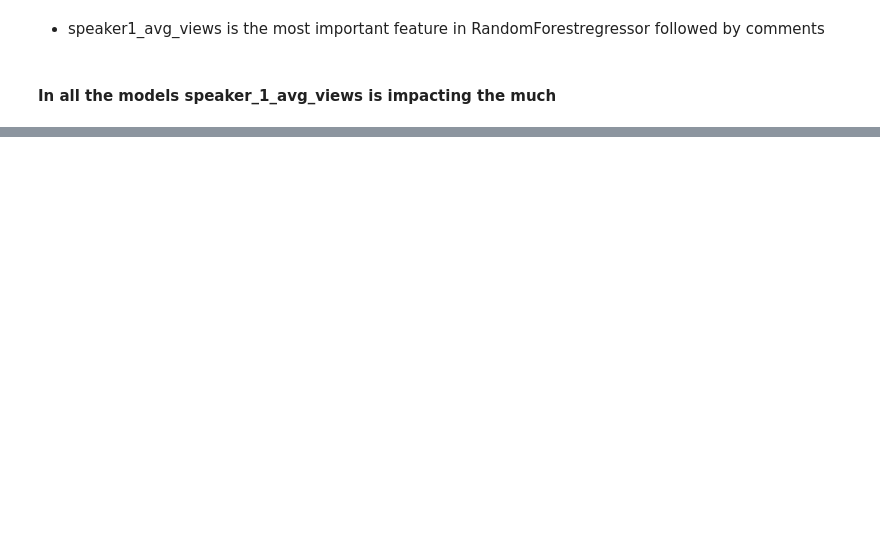
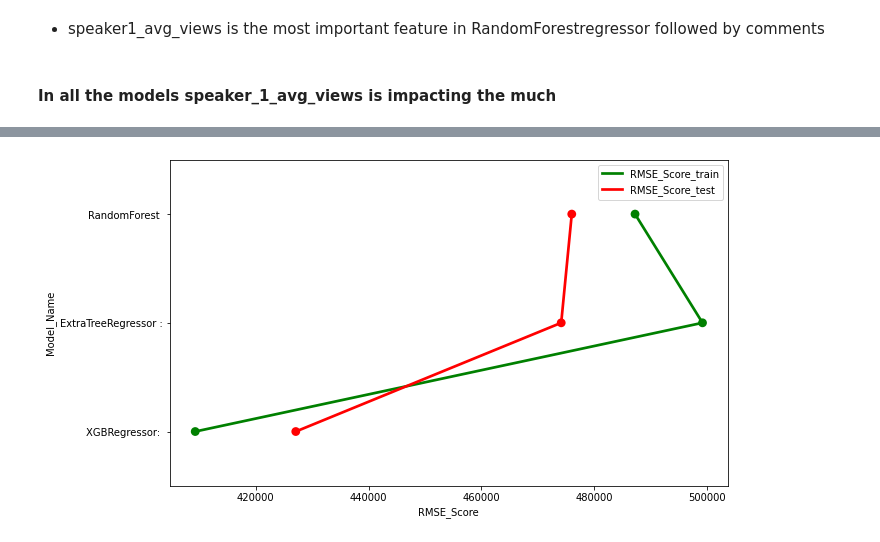
Before and after one commit to Rajesh1505/Ted_Talk_Views_Prediction-Capstone_Project_2, a Jupyter notebook: Ted_Talk_Views_Prediction_Rajesh_Kumar_Patel.ipynb, the cells around one changed output, grey strips where cells are left out. Saved outputs shown, nothing was run; the diff lists cells and outputs as text; code cells hidden in the pictures; blank space fills up the shorter version.

```diff
--- a/Ted_Talk_Views_Prediction_Rajesh_Kumar_Patel.ipynb
+++ b/Ted_Talk_Views_Prediction_Rajesh_Kumar_Patel.ipynb
@@ -1257,0 +1245,23 @@ plt.show()
+# %%
+#defining all three models
+models = [
+           ['RandomForest ',RandomForestRegressor(criterion='mae',max_depth=6,min_samples_leaf=30,min_samples_split=80,n_estimators=150,random_state=42)],
+           ['ExtraTreeRegressor :',ExtraTreesRegressor(criterion='mae',max_depth=8, min_samples_leaf=50,min_samples_split=100, n_estimators=50)],
+           ['XGBRegressor: ', XGBRegressor(base_score=0.5, booster='gbtree',colsample_bytree=1, gamma=0,importance_type='gain', learning_rate=0.1,max_depth=3, min_samples_leaf=40,
+             min_samples_split=40, n_estimators=40)]
+        ]
+# %%
+#run all the models and store the scores
+model_data = []
+for name,curr_model in models :
+    model_dict = {}
+    curr_model.random_state = 42
+    model_dict["Model_Name"] = name
+    curr_model.fit(X_train,y_train)
+    model_dict["MAE_train"] =metrics.mean_absolute_error(y_train, curr_model.predict(X_train))
+    model_dict["MAE_test"] =metrics.mean_absolute_error(y_test, curr_model.predict(X_test))
+    model_dict["R2_Score_train"] = r2_score(y_train,curr_model.predict(X_train))
+    model_dict["R2_Score_test"] = r2_score(y_test,curr_model.predict(X_test))
+    model_dict["RMSE_Score_train"] = np.sqrt(mean_squared_error(y_train,curr_model.predict(X_train)))
+    model_dict["RMSE_Score_test"] = np.sqrt(mean_squared_error(y_test,curr_model.predict(X_test)))
+    model_data.append(model_dict)
@@ -1257,0 +1270,3 @@ plt.show()
+# %%
+comparision_df = pd.DataFrame(model_data)
+comparision_df
@@ -1257,0 +1278,11 @@ plt.show()
+# %%
+#visualize RMSE score of training and testing dataset
+plt.figure(figsize=(10,6))
+ax = plt.subplot()
+sns.pointplot(x='RMSE_Score_train',y='Model_Name',color='green',labels=('RMSE_Score_train'),data=comparision_df)
+sns.pointplot(x='RMSE_Score_test',y='Model_Name',color='red',labels=('RMSE_Score_test'),data=comparision_df)
+plt.xlabel('RMSE_Score')
+plt.legend(handles=ax.lines[::len(comparision_df)+1], labels=['RMSE_Score_train','RMSE_Score_test'])
+plt.show()
+# %% [output]
+[figure, added]
```
Also changed, not shown: parts of 31 cells of this notebook.
